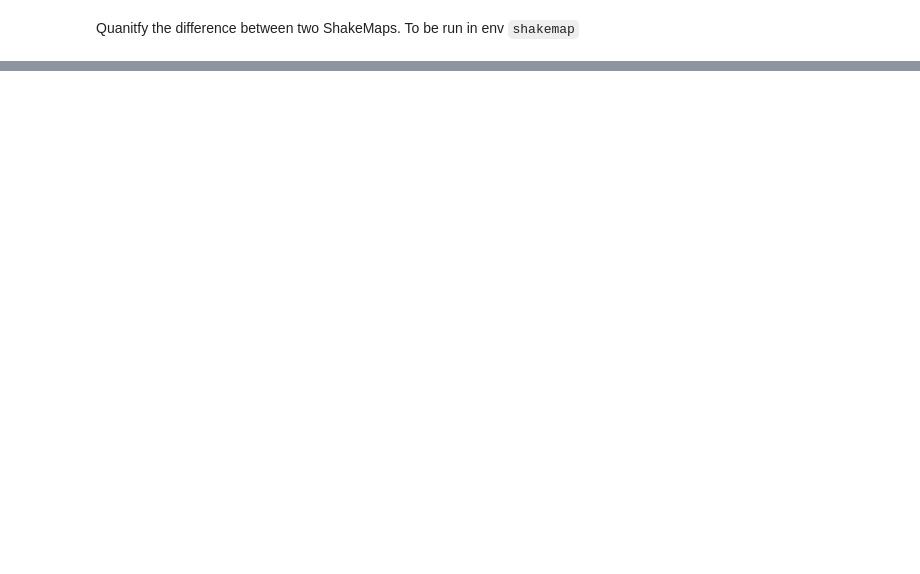
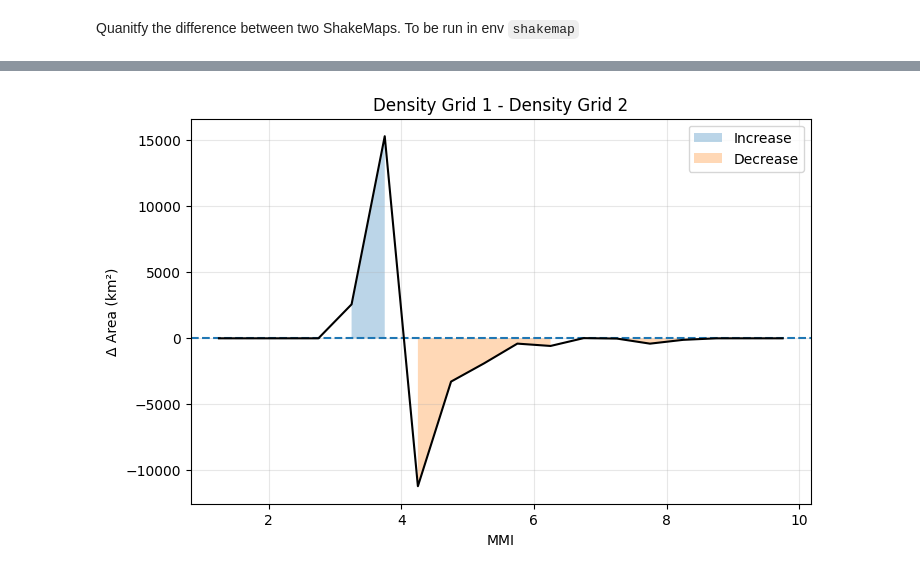
Before and after one commit to zoe-yin/shakemap-postprocess-tools, a Jupyter notebook: compare_shakemaps/calcDiff.ipynb, the cells around one changed output, grey strips where cells are left out. Drawn from its saved outputs; the diff is of its cells as text; code cells hidden in the pictures; blank space fills up the shorter version.

```diff
--- a/compare_shakemaps/calcDiff.ipynb
+++ b/compare_shakemaps/calcDiff.ipynb
@@ -121,0 +268,21 @@ plt.savefig(f"{output}.png", dpi=300, bbox_inches="tight")
+# %%
+delta = bin_areas[0] - bin_areas[1]  # or any pair
+
+fig, ax = plt.subplots(figsize=(8, 5))
+
+ax.axhline(0, linestyle="--")
+
+ax.plot(bin_centers, delta, color="black")
+
+ax.fill_between(bin_centers, delta, where=delta > 0, alpha=0.3, label="Increase")
+ax.fill_between(bin_centers, delta, where=delta < 0, alpha=0.3, label="Decrease")
+
+ax.set_xlabel("MMI")
+ax.set_ylabel("Δ Area (km²)")
+ax.set_title("Density Grid 1 - Density Grid 2")
+ax.legend()
+ax.grid(True, alpha=0.3)
+
+plt.show()
+# %% [output]
+[figure, added]
```
Also changed, not shown: parts of 26 cells of this notebook, 10 other files.
